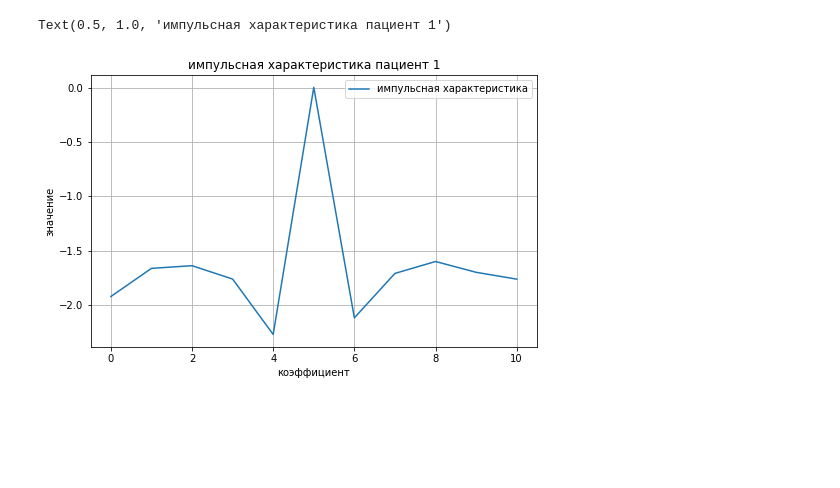
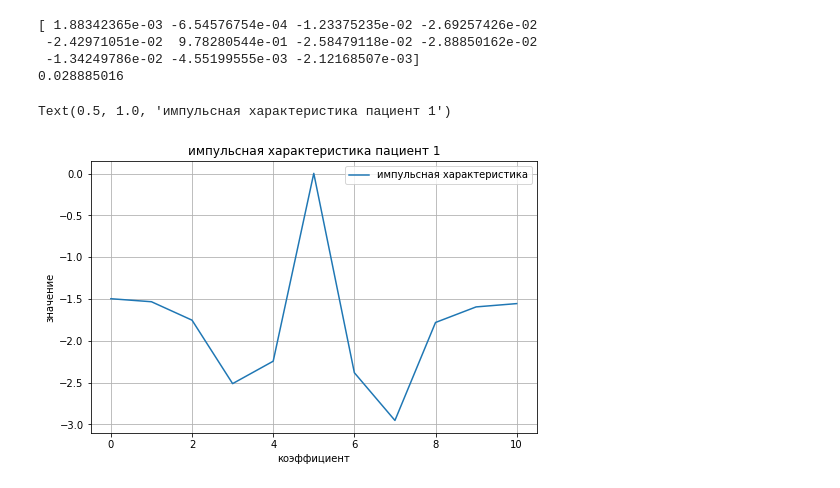
Before and after one commit to vasilevIT/emg-interface, a Jupyter notebook: prefilter_for_EMG_signal.ipynb, the cells around one changed output. Drawn from its saved outputs; the diff is of its cells as text; code cells hidden in the pictures; blank space fills up the shorter version.

```diff
--- a/prefilter_for_EMG_signal.ipynb
+++ b/prefilter_for_EMG_signal.ipynb
@@ -269,2 +276,5 @@ Total: 2 experiment(s)
 # %%
 #keras.utils.plot_model(model2, 'dense_image_classifier.png', show_shapes=True)
+# %%
+history2 = model2.fit(train_signals, train_labels, epochs=25,
+                   validation_data=(test_signals, test_labels))
@@ -271,12 +299,10 @@ Total: 2 experiment(s)
 # %%
-history = model2.fit(train_signals, train_labels, epochs=25,
-                   validation_data=(test_signals, test_labels))
 
 
 plt.figure(figsize=(10,6))
 plt.grid(True)
-plt.plot(history.history['accuracy'], label='accuracy')
-plt.plot(history.history['val_accuracy'], label = 'val_accuracy')
+plt.plot(history2.history['accuracy'], label='accuracy')
+plt.plot(history2.history['val_accuracy'], label = 'val_accuracy')
 plt.xlabel('Epoch')
 plt.ylabel('Accuracy')
 plt.ylim([0.5, 1])
@@ -286,31 +312,31 @@ plt.legend(loc='lower right')
 def check_coef_conv_layer(model_name, num_layer, num_filter):
 
   #сохраняем в переменную коэффициенты наблюдаемого слоя
-  l = model_name.layers[num_layer].get_weights()
+  layer = model_name.layers[num_layer].get_weights()
 
   #коэффициенты 'а' наблюдаемого слоя первой сети
-  a = l[0]
+  weights = layer[0]
   #коэффициенты 'b' наблюдаемого слоя первой сети
-  b = l[1]
+  biases = layer[1]
   #вывод данных на экран
   for i in range(10):
-    print("k{} = {:7.4f}".format(i, a[i][0][num_filter]))
-  print("\nb = {:7.4f}".format(b[num_filter]))
+    print("k{} = {:7.4f}".format(i, weights[i][0][num_filter]))
+  print("\nb = {:7.4f}".format(biases[num_filter]))
 
 #функция вывода коеффициентов полносвязного слоя
 def check_coef_dense_layer(model_name, num_layer, num_filter):
 
   #сохраняем в переменную веса наблюдаемого слоя сети
-  l = model_name.layers[num_layer].get_weights()
+  layer = model_name.layers[num_layer].get_weights()
 
   #коэффициенты 'а' наблюдаемого слоя сети
-  a = l[0]
+  weights = layer[0]
   #коэффициенты 'b' наблюдаемого слоя сети
-  b = l[1]
+  biases = layer[1]
   #вывод данных на экран
   for i in range(10):
-    print("k{} = {:7.4f}".format(i, a[i][num_filter]))
-  print("\nb = {:7.4f}".format(b[num_filter]))
+    print("k{} = {:7.4f}".format(i, weights[i][num_filter]))
+  print("\nb = {:7.4f}".format(biases[num_filter]))
 
 l = model.layers[10].get_weights()
 # %% [output]
@@ -351,11 +391,17 @@ plt.legend(loc='lower right')
 # %%
 plt.figure(figsize=(8,5))
-plt.plot(np.log10(b[0].flatten()+0.02), label='импульсная характеристика')
+print(b[0].flatten())
+print(abs(b[0].flatten().min()))
+plt.plot(np.log10(b[0].flatten()+0.03), label='импульсная характеристика')
 plt.grid(True)
 plt.xlabel('коэффициент')
 plt.ylabel('значение')
 plt.legend(loc='upper right')
 plt.title('импульсная характеристика пациент 1')
 # %% [output]
-Text(0.5, 1.0, 'импульсная характеристика пациент 1')
+[ 1.88342365e-03 -6.54576754e-04 -1.23375235e-02 -2.69257426e-02
+ -2.42971051e-02  9.78280544e-01 -2.58479118e-02 -2.88850162e-02
+ -1.34249786e-02 -4.55199555e-03 -2.12168507e-03]
+0.028885016
+Text(0.5, 1.0, 'импульсная характеристика пациент 1')
-[figure, old version]
+[figure, new version]
```
Also changed, not shown: parts of 12 cells of this notebook.
